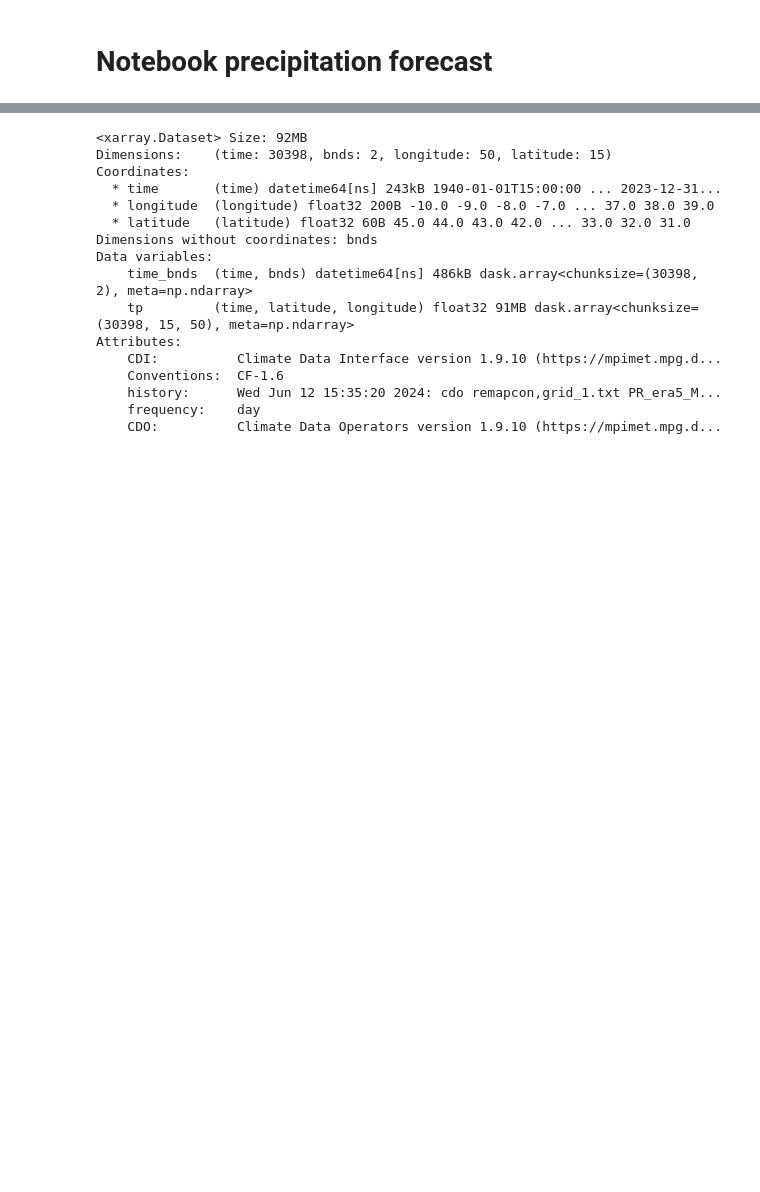
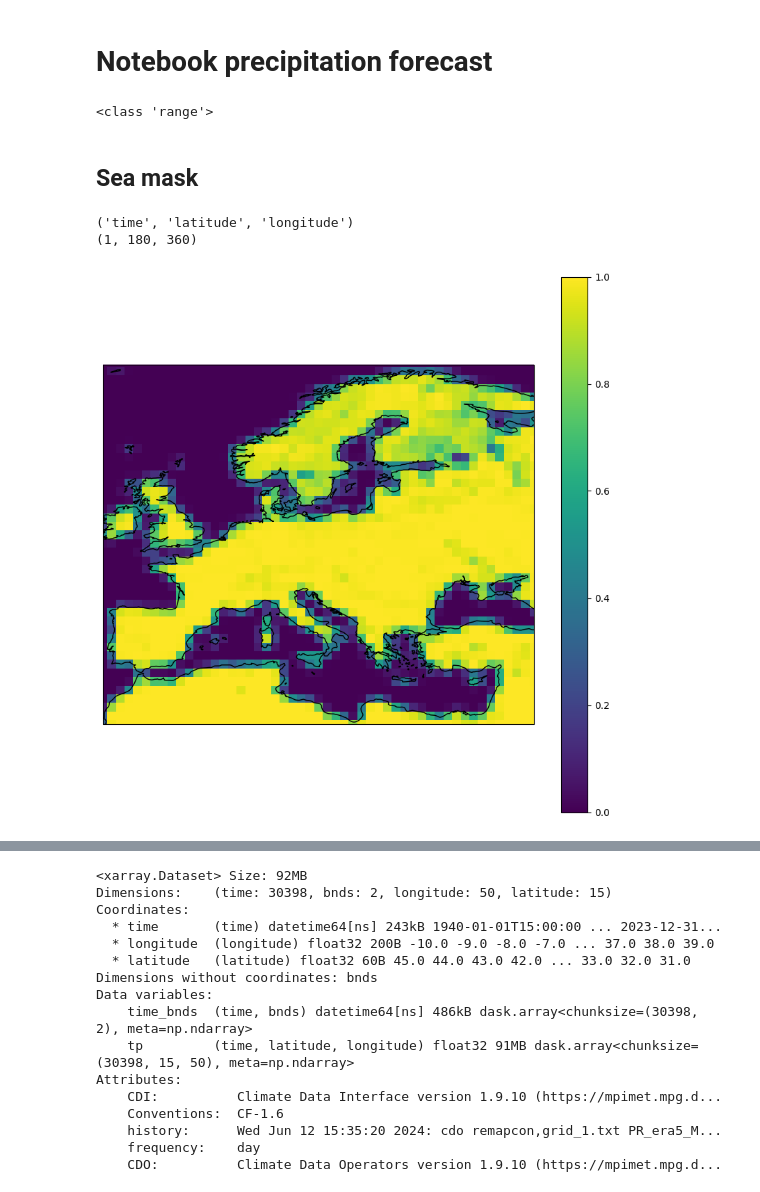
Before and after one commit to EmmaGau/extreme_events_forecasting, a Jupyter notebook: primary_code/precipitation.ipynb, the cells around one changed output, grey strips where cells are left out. Drawn from its saved outputs; the diff is of its cells as text; code cells hidden in the pictures; blank space fills up the shorter version.

```diff
--- a/primary_code/precipitation.ipynb
+++ b/primary_code/precipitation.ipynb
@@ -10,3 +10,31 @@ import seaborn as sns
 dataset_path = "/scistor/ivm/data_catalogue/reanalysis/ERA5_0.25/PR/PR_era5_MED_1degr_19400101_20240229.nc"
 # %%
 ds = xr.open_mfdataset(f"{dataset_path}", combine='by_coords')
+# %%
+print(type(range(160,180)))
+# %% [output]
+<class 'range'>
+# %% [markdown]
+## Sea mask
+# %%
+sea_mask = xr.open_dataset("/scistor/ivm/shn051/extreme_events_forecasting/primary_code/data/ERA5_land_sea_mask_1deg.nc")
+
+sea = sea_mask["lsm"].values
+
+
+print(sea_mask["lsm"].dims)
+print(sea.shape)
+
+sea = sea_mask["lsm"].isel(time=0).values
+
+fig = plt.figure(figsize=(10, 10))
+ax = plt.axes(projection=ccrs.PlateCarree())
+ax.coastlines()
+ax.set_extent([-10, 40, 30, 70])
+contour = ax.pcolormesh(sea_mask["lsm"].longitude, sea_mask["lsm"].latitude, sea, transform=ccrs.PlateCarree())
+plt.colorbar(contour)
+plt.show()
+# %% [output]
+('time', 'latitude', 'longitude')
+(1, 180, 360)
+[figure, added]
```
Also changed, not shown: parts of 2 cells of this notebook, 4 other files.
